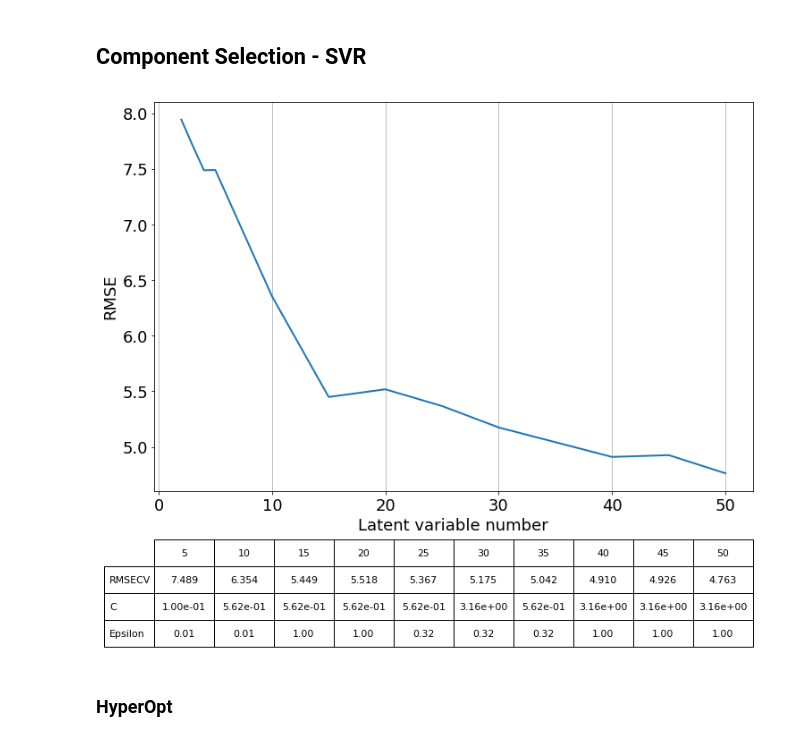
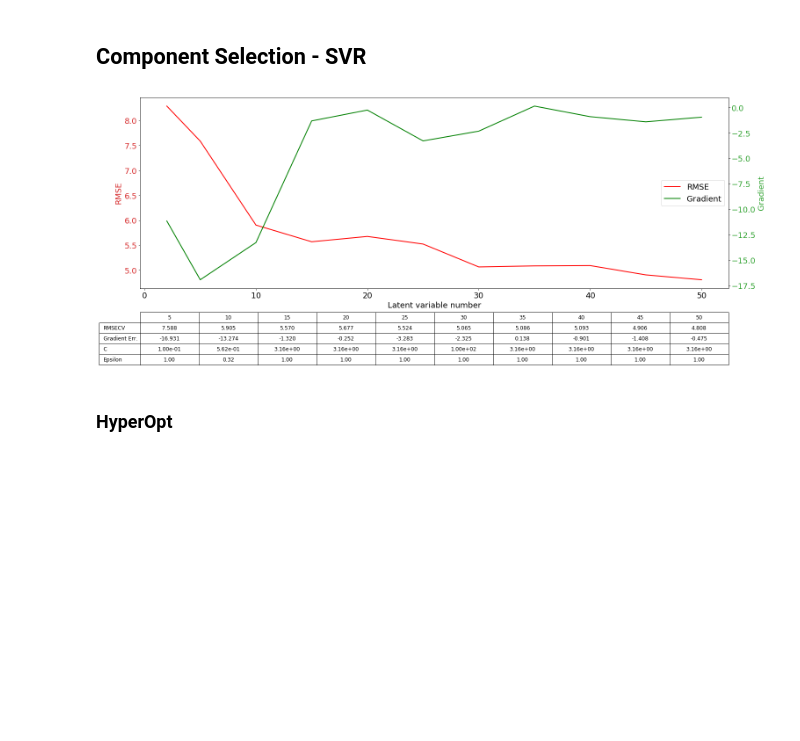
Before and after one commit to rudloffl/open-nirs, a Jupyter notebook: notebooks/C42 - regression SVM.ipynb, the cells around one changed output. Drawn from its saved outputs; the diff is of its cells as text; code cells hidden in the pictures; blank space fills up the shorter version.

```diff
--- a/notebooks/C42 - regression SVM.ipynb
+++ b/notebooks/C42 - regression SVM.ipynb
@@ -94,6 +134,10 @@ plt.show()
 # %%
 params={'window_length':5, 'polyorder':2, 'deriv':1}
 savgol = Savgol(**params)
+# %%
+snv = Snv()
+# %%
+log1over = Log1overN(n=3)
 # %%
 from sklearn.preprocessing import StandardScaler
 scaler = StandardScaler()
@@ -103,9 +147,13 @@ pca = PCA()
 # %% [markdown]
 # Tree construction
 # %%
-lrpipelist1 = [('savgol', savgol),
+lrpipelist1 = [#
+               ('snv', snv),
+               ('savgol', savgol),
+               ('log1over', log1over),
                ('scaler', scaler),
-               ('pca', pca)] #
+               ('pca', pca),
+                ] #
 pipe1 = Pipeline(lrpipelist1)
 #Xtrans = pipe1.fit_transform(spectra)#.shape
 # %%
@@ -130,8 +177,8 @@ Pipeline(memory=None,
 ## Component Selection - SVR
 # %%
 rmsecv = []
-components = [2,3,4]
-components.extend(np.arange(5,50+1,5))
+components = [2,5,]
+components.extend(np.arange(10,50+1,5))
 C_opt = []
 epsilon_opt = []
 
@@ -158,41 +205,61 @@ for component in components:
 
     rmsecv.append(score)
 # %%
-steps = 5
+fig, ax1 = plt.subplots(figsize=(24, 8))
+
+color = 'tab:red'
+ax1.set_ylabel('RMSE', color=color)
+ax1.tick_params(axis='y', labelcolor=color)
+err=ax1.plot(components, np.array(rmsecv)**.5, '-', linewidth=2, label='RMSE', color='red')
+
+color = 'tab:green'
+ax2 = ax1.twinx()
+grad=ax2.plot(components, np.gradient(rmsecv), '-', linewidth=2, label='Gradient', color='green')
+ax2.set_ylabel('Gradient', color=color)
+ax2.tick_params(axis='y', labelcolor=color)
+
+# added these three lines
+lns = err+grad
+labs = [l.get_label() for l in lns]
+ax1.legend(lns, labs, loc=5)
+
+ax1.set_xlabel('Latent variable number') #,labelpad=40
+
+
+steps = 10
 
 simp_C = []
 simp_epsilon = []
 simp_comp = []
 simp_rmsecv = []
+gradient = savgol_filter(rmsecv, window_length=3, polyorder=2, deriv=1, mode='nearest')
+simp_gradient = []
 
-for index, (comp, C, epsilon, rm) in enumerate(zip(components, C_opt, epsilon_opt, rmsecv)):
+for index, (comp, C, epsilon, rm, gr) in enumerate(zip(components, C_opt, epsilon_opt, rmsecv, gradient)):
     if (comp)%5 == 0:
         simp_C.append('{:.2e}'.format(C))
         simp_epsilon.append('{:.2f}'.format(epsilon))
         simp_comp.append('{}'.format(int(comp)))
         simp_rmsecv.append('{:.3f}'.format(np.sqrt(rm)))
+        simp_gradient.append('{:.3f}'.format(gr))
 
-plt.figure(figsize=(12, 8))
-plt.plot(components, np.array(rmsecv)**.5, '-', linewidth=2)
-plt.ylabel('RMSE')
-plt.xlabel('Latent variable number')
-plt.grid(axis='x', which='both')
 
-the_table = plt.table(cellText=[simp_rmsecv, simp_C, simp_epsilon], rowLabels=['RMSECV', 'C', 'Epsilon'],
+the_table = plt.table(cellText=[simp_rmsecv, simp_gradient, simp_C, simp_epsilon], rowLabels=['RMSECV', 'Gradient Err.', 'C', 'Epsilon'],
                       colLabels=simp_comp,
                       colLoc='center',
                       loc='bottom',
                       cellLoc='center',
-                      bbox=[0, -.4, 1, 0.275])
+                      bbox=[0, -.4, 1, 0.275],
+                     )
 
 the_table.auto_set_font_size(True)
 the_table.set_fontsize(12)
 
-
+plt.grid(axis='x', which='both')
 plt.savefig('SVR - components - RMSECV.png', bbox_inches='tight')
 plt.show()
 # %% [output]
-[figure, old version]
+[figure, new version]
 # %% [markdown]
 ### HyperOpt
 # %%
```
Also changed, not shown: parts of 44 cells of this notebook, 4 other files.
